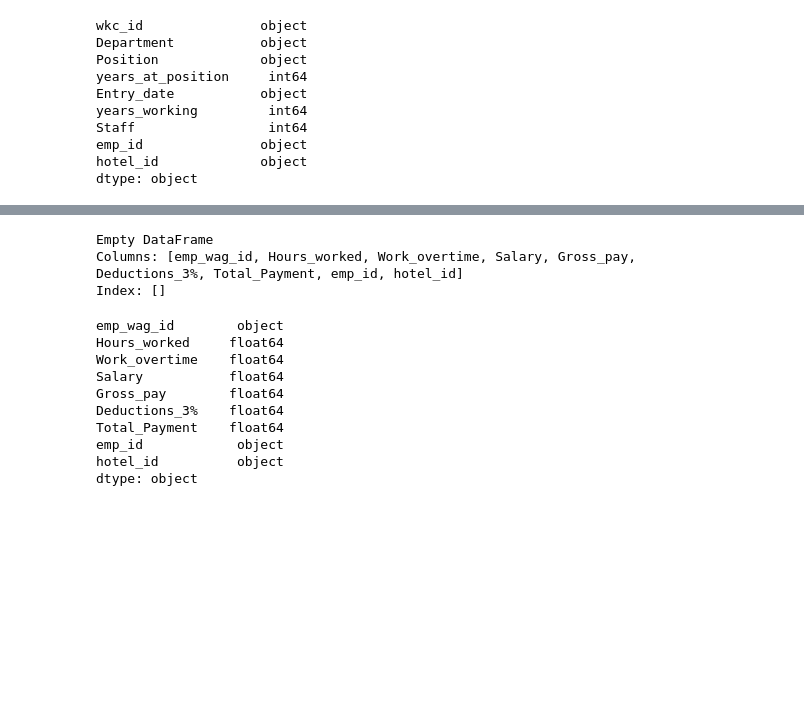
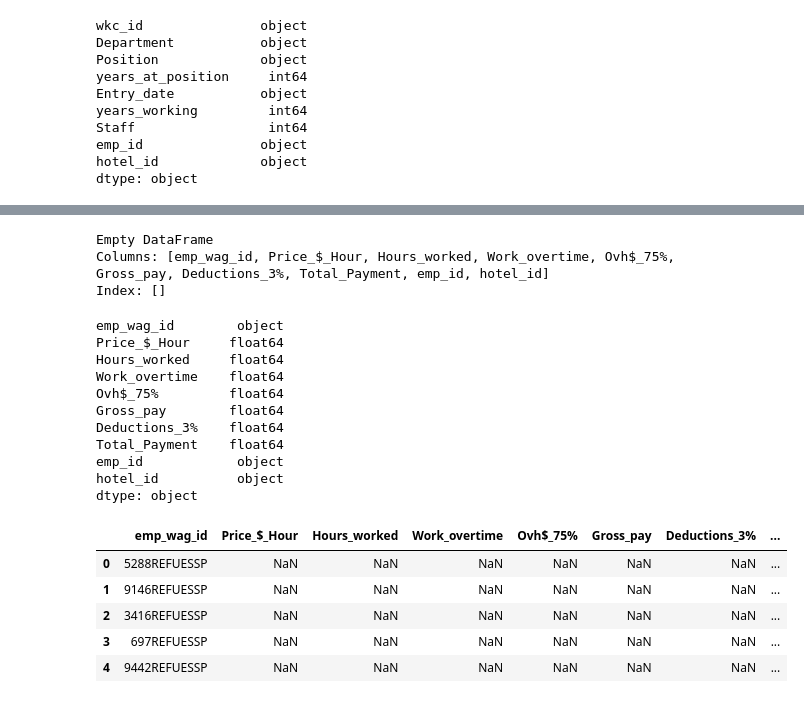
Before and after one commit to nachogalasso/da_python, a Jupyter notebook: hotel_hranalytics/databases.ipynb, the cells around one changed output, grey strips where cells are left out. Drawn from its saved outputs; the diff is of its cells as text; code cells hidden in the pictures; blank space fills up the shorter version.

```diff
--- a/hotel_hranalytics/databases.ipynb
+++ b/hotel_hranalytics/databases.ipynb
@@ -426,21 +457,41 @@ wfc_df.head()
 # %%
 # Employee's Wage database
-emp_wages_schema = {'emp_wag_id':'str', 'Hours_worked':'float64', 'Work_overtime':'float64', 'Salary':'float64', 'Gross_pay':'float64', 'Deductions_3%':'float64', 'Total_Payment':'float64','emp_id':'str', 'hotel_id':'str'}
+emp_wages_schema = {'emp_wag_id':'str', 'Price_$_Hour':'float64', 'Hours_worked':'float64', 'Work_overtime':'float64', 'Ovh$_75%':'float64', 'Gross_pay':'float64', 'Deductions_3%':'float64', 'Total_Payment':'float64','emp_id':'str', 'hotel_id':'str'}
 emp_wages_df = pd.DataFrame(columns=emp_wages_schema.keys()).astype(emp_wages_schema)
 
 print(emp_wages_df)
 emp_wages_df.dtypes
 # %% [output]
 Empty DataFrame
-Columns: [emp_wag_id, Hours_worked, Work_overtime, Salary, Gross_pay, Deductions_3%, Total_Payment, emp_id, hotel_id]
+Columns: [emp_wag_id, Price_$_Hour, Hours_worked, Work_overtime, Ovh$_75%, Gross_pay, Deductions_3%, Total_Payment, emp_id, hotel_id]
 Index: []
 emp_wag_id        object
+Price_$_Hour     float64
 Hours_worked     float64
 Work_overtime    float64
-Salary           float64
+Ovh$_75%         float64
 Gross_pay        float64
 Deductions_3%    float64
 Total_Payment    float64
 emp_id            object
 hotel_id          object
 dtype: object
+# %%
+def extract_letters(x):
+    return x[:2].upper()
+
+extract_department = wfc_df['Department'].apply(extract_letters)
+# print(extract_department)
+
+emp_wages_df['emp_id'] = wfc_df['emp_id']
+emp_wages_df['hotel_id'] = wfc_df['hotel_id']
+emp_wages_df['emp_wag_id'] = wfc_df['emp_id'].astype(str) + extract_department + wfc_df['hotel_id']
+
+emp_wages_df.head()
+# %% [output]
+|  | emp_wag_id | Price_$_Hour | Hours_worked | Work_overtime | Ovh$_75% | Gross_pay | Deductions_3% | ... |
+| 0 | 5288REFUESSP | NaN | NaN | NaN | NaN | NaN | NaN | ... |
+| 1 | 9146REFUESSP | NaN | NaN | NaN | NaN | NaN | NaN | ... |
+| 2 | 3416REFUESSP | NaN | NaN | NaN | NaN | NaN | NaN | ... |
+| 3 | 697REFUESSP | NaN | NaN | NaN | NaN | NaN | NaN | ... |
+| 4 | 9442REFUESSP | NaN | NaN | NaN | NaN | NaN | NaN | ... |
```
Also changed, not shown: parts of 13 cells of this notebook.
